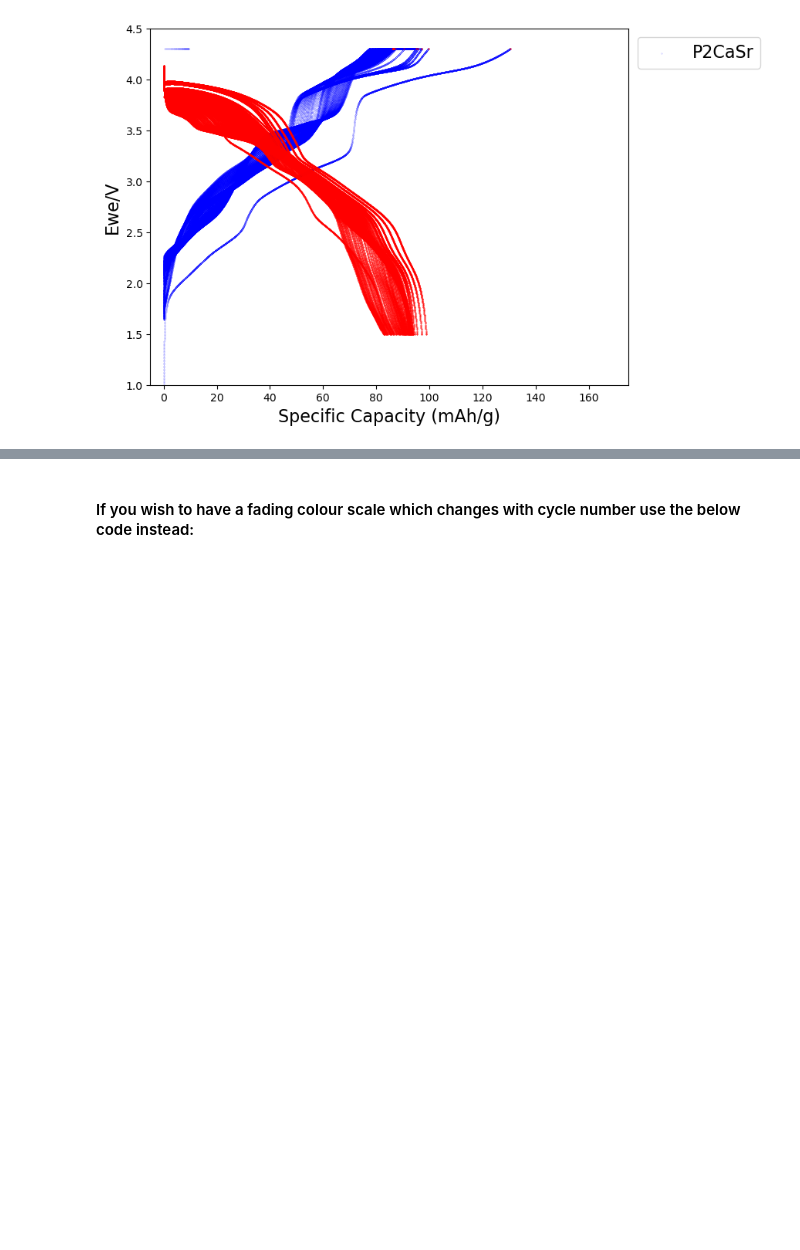
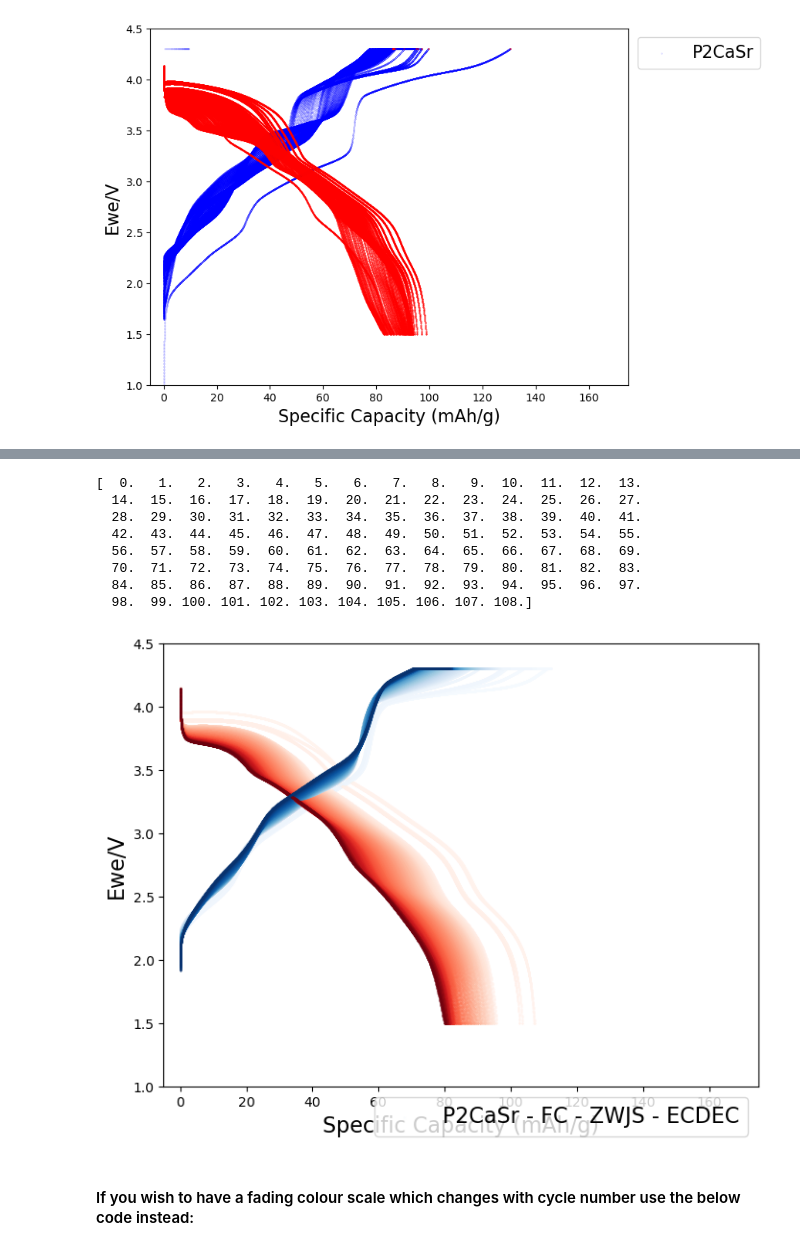
Before and after one commit to zoehwright/battery_characterisation_tool, a Jupyter notebook: battery_characterisation_tool/echem_plotting/templates/voltage_capacity_plotting.ipynb, the cells around one changed output, grey strips where cells are left out. Saved outputs shown, nothing was run; the diff lists cells and outputs as text; code cells hidden in the pictures; blank space fills up the shorter version.

```diff
--- a/battery_characterisation_tool/echem_plotting/templates/voltage_capacity_plotting.ipynb
+++ b/battery_characterisation_tool/echem_plotting/templates/voltage_capacity_plotting.ipynb
@@ -59,3 +74,29 @@ plot.gcd_single_dataset()
+# %%
+#camb formation cycles
+from battery_characterisation_tool.echem_plotting.gcd_plotting import GCDPlotting
+file_path = r".txt"
+df = pd.read_csv(file_path, sep="\t", header=0)
+dataset_name = "Muon P2CaSr Sample"
+plot_title = "GCD Plot"
+active_mass = [0.01274] #in grams
+legend_labels = ["P2CaSr - FC - ZWJS - ECDEC"] #labels your dataset
+
+plot = GCDPlotting(file_path=file_path,
+                            plot_title = plot_title,
+                            dataset_name = dataset_name,
+                            active_mass=active_mass,
+                            legend_labels=legend_labels)
+plot.gcd_color_grad()
+# %% [output]
+[  0.   1.   2.   3.   4.   5.   6.   7.   8.   9.  10.  11.  12.  13.
+  14.  15.  16.  17.  18.  19.  20.  21.  22.  23.  24.  25.  26.  27.
+  28.  29.  30.  31.  32.  33.  34.  35.  36.  37.  38.  39.  40.  41.
+  42.  43.  44.  45.  46.  47.  48.  49.  50.  51.  52.  53.  54.  55.
+  56.  57.  58.  59.  60.  61.  62.  63.  64.  65.  66.  67.  68.  69.
+  70.  71.  72.  73.  74.  75.  76.  77.  78.  79.  80.  81.  82.  83.
+  84.  85.  86.  87.  88.  89.  90.  91.  92.  93.  94.  95.  96.  97.
+  98.  99. 100. 101. 102. 103. 104. 105. 106. 107. 108.]
+[figure, added]
 # %% [markdown]
 #### If you wish to have a fading colour scale which changes with cycle number use the below code instead:
 # %%
```
Also changed, not shown: parts of 3 cells of this notebook, 8 other files.
